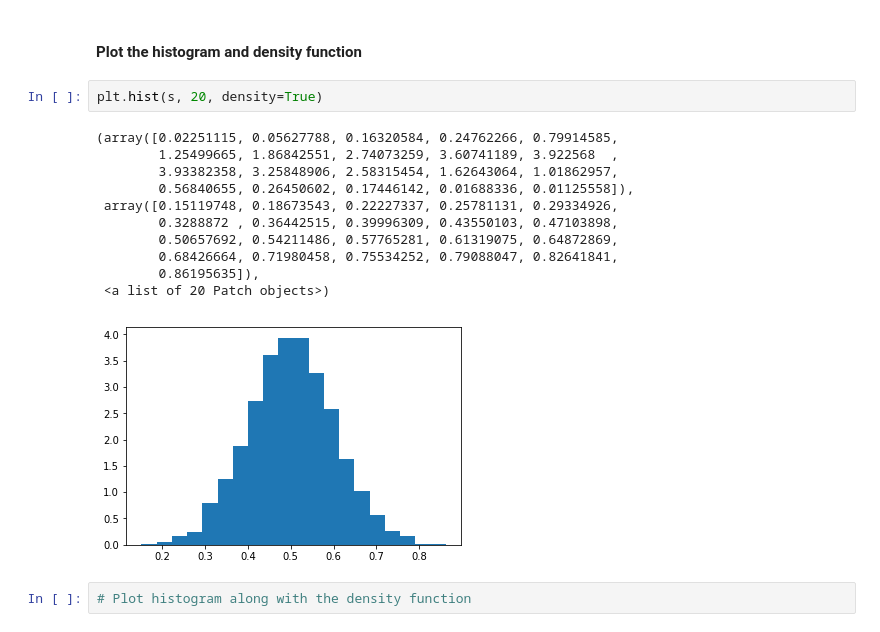
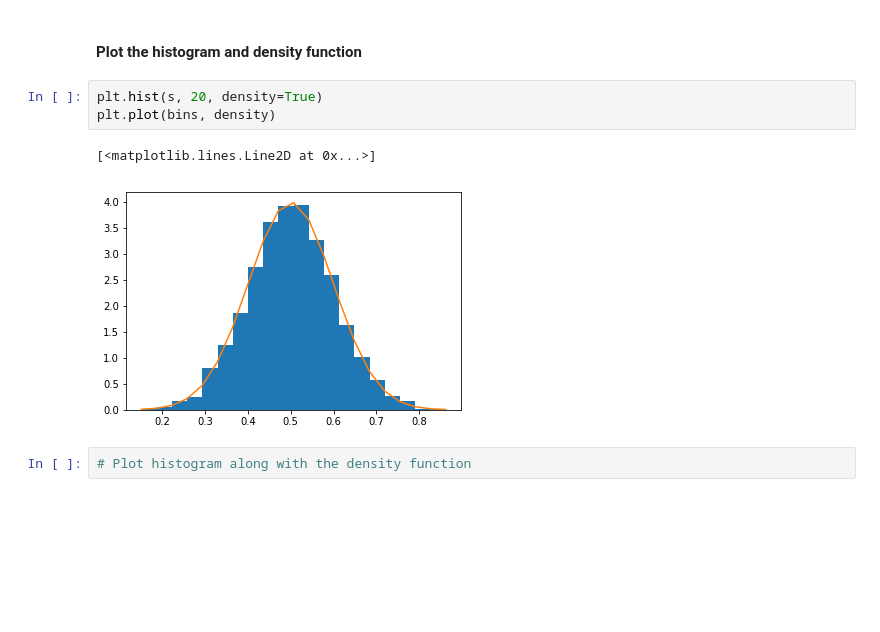
Before and after one commit to kevzha/dsc-1-09-13-normal-gaussian-distributions-lab-nyc-ds-career-012819, a Jupyter notebook: index.ipynb, the cells around one changed output. Cells and saved outputs as stored; diff of their text form; blank space fills up the shorter version.

```diff
--- a/index.ipynb
+++ b/index.ipynb
@@ -63,18 +63,10 @@ array([0.00909971, 0.02950817, 0.08433507, 0.21243454, 0.47162086,
 #### Plot the histogram and density function
 # %%
 plt.hist(s, 20, density=True)
+plt.plot(bins, density)
 # %% [output]
-(array([0.02251115, 0.05627788, 0.16320584, 0.24762266, 0.79914585,
-        1.25499665, 1.86842551, 2.74073259, 3.60741189, 3.922568  ,
-        3.93382358, 3.25848906, 2.58315454, 1.62643064, 1.01862957,
-        0.56840655, 0.26450602, 0.17446142, 0.01688336, 0.01125558]),
- array([0.15119748, 0.18673543, 0.22227337, 0.25781131, 0.29334926,
-        0.3288872 , 0.36442515, 0.39996309, 0.43550103, 0.47103898,
-        0.50657692, 0.54211486, 0.57765281, 0.61319075, 0.64872869,
-        0.68426664, 0.71980458, 0.75534252, 0.79088047, 0.82641841,
-        0.86195635]),
- <a list of 20 Patch objects>)
+[<matplotlib.lines.Line2D at 0x...>]
-[figure, old version]
+[figure, new version]
 # %%
 # Plot histogram along with the density function
 # %% [output]
```
